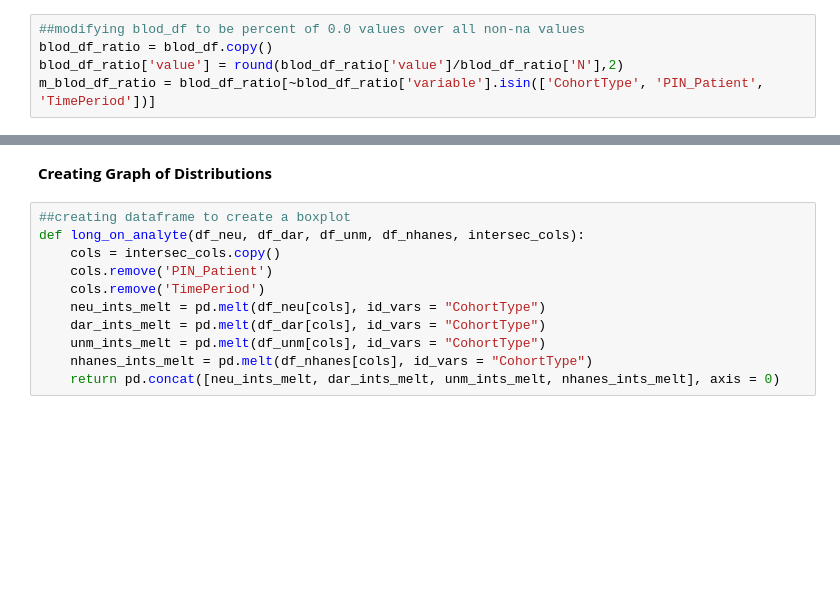
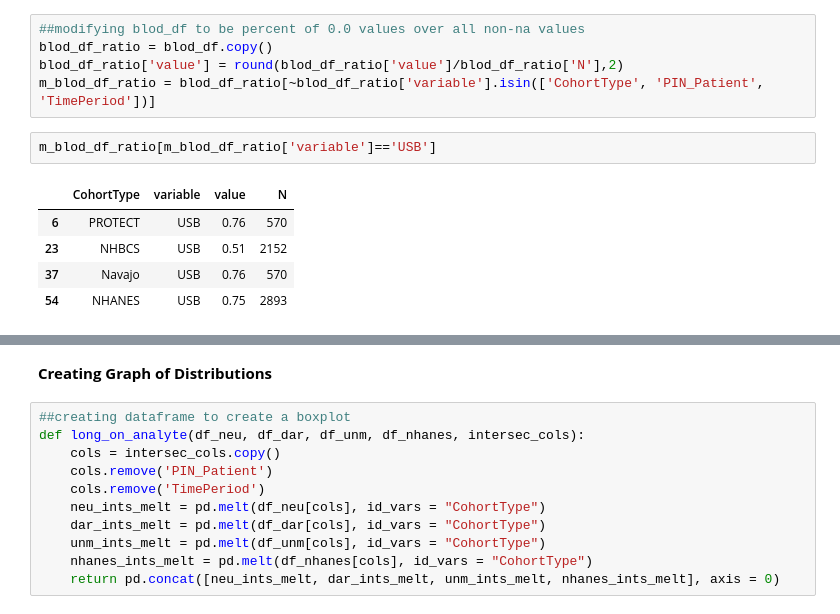
Before and after one commit to agostini01/harmonization-website, a Jupyter notebook: cohorts_proj/jupyter/Distribution Paper JGeller/NHANES_template_copy.ipynb, the cells around one changed output, grey strips where cells are left out. Cells and saved outputs as stored; diff of their text form; blank space fills up the shorter version.

```diff
--- a/cohorts_proj/jupyter/Distribution Paper JGeller/NHANES_template_copy.ipynb
+++ b/cohorts_proj/jupyter/Distribution Paper JGeller/NHANES_template_copy.ipynb
@@ -593,3 +593,11 @@ blod_df[blod_df['CohortType']==NHANES_alias].head(5)
 blod_df_ratio = blod_df.copy()
 blod_df_ratio['value'] = round(blod_df_ratio['value']/blod_df_ratio['N'],2)
 m_blod_df_ratio = blod_df_ratio[~blod_df_ratio['variable'].isin(['CohortType', 'PIN_Patient', 'TimePeriod'])]
+# %%
+m_blod_df_ratio[m_blod_df_ratio['variable']=='USB']
+# %% [output]
+|  | CohortType | variable | value | N |
+| 6 | PROTECT | USB | 0.76 | 570 |
+| 23 | NHBCS | USB | 0.51 | 2152 |
+| 37 | Navajo | USB | 0.76 | 570 |
+| 54 | NHANES | USB | 0.75 | 2893 |
```
Also changed, not shown: parts of 42 cells of this notebook.
